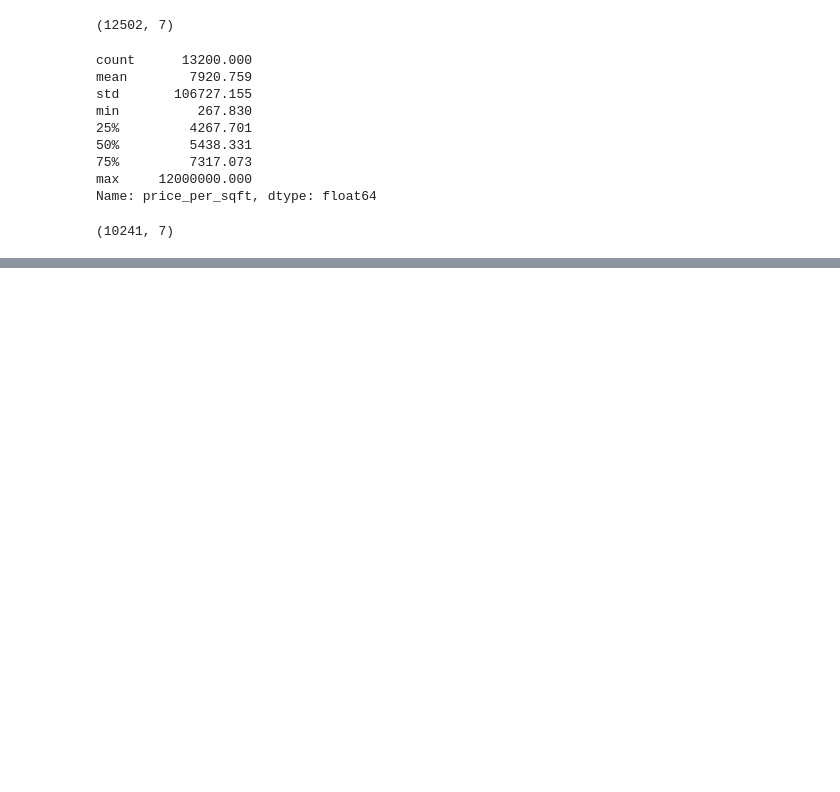
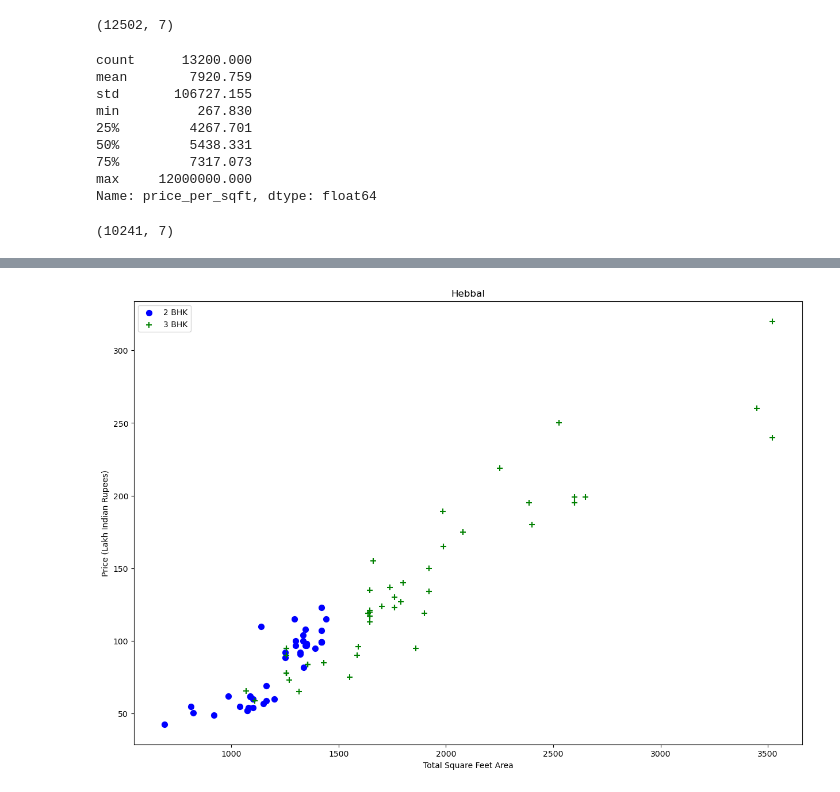
Before and after one commit to joywin2003/house-price-prediction, a Jupyter notebook: main.ipynb, the cells around one changed output, grey strips where cells are left out. Drawn from its saved outputs; the diff is of its cells as text; code cells hidden in the pictures; blank space fills up the shorter version.

```diff
--- a/main.ipynb
+++ b/main.ipynb
@@ -306,0 +353,4 @@ df7.shape
+# %%
+plot_scatter_chart(df8,"Hebbal")
+# %% [output]
+[figure, added]
```
Also changed, not shown: parts of 9 cells of this notebook.
